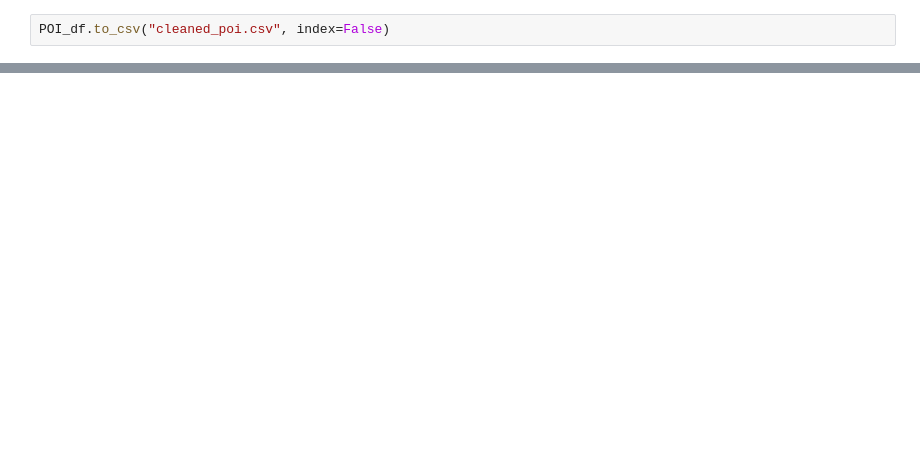
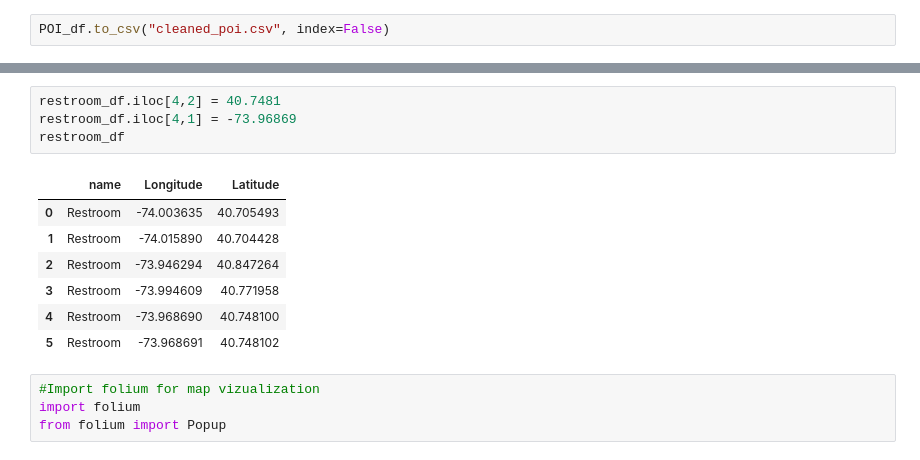
Before and after one commit to chezseashell/BikeLoopChart, a Jupyter notebook: Manhattan_Loop.ipynb, the cells around one changed output, grey strips where cells are left out. Saved outputs shown, nothing was run; the diff lists cells and outputs as text; blank space fills up the shorter version.

```diff
--- a/Manhattan_Loop.ipynb
+++ b/Manhattan_Loop.ipynb
@@ -303,0 +258,16 @@ plt.show()
+# %%
+restroom_df.iloc[4,2] = 40.7481
+restroom_df.iloc[4,1] = -73.96869
+restroom_df
+# %% [output]
+|  | name | Longitude | Latitude |
+| 0 | Restroom | -74.003635 | 40.705493 |
+| 1 | Restroom | -74.015890 | 40.704428 |
+| 2 | Restroom | -73.946294 | 40.847264 |
+| 3 | Restroom | -73.994609 | 40.771958 |
+| 4 | Restroom | -73.968690 | 40.748100 |
+| 5 | Restroom | -73.968691 | 40.748102 |
+# %%
+#Import folium for map vizualization
+import folium
+from folium import Popup
```
Also changed, not shown: parts of 11 cells of this notebook, 13 other files.
